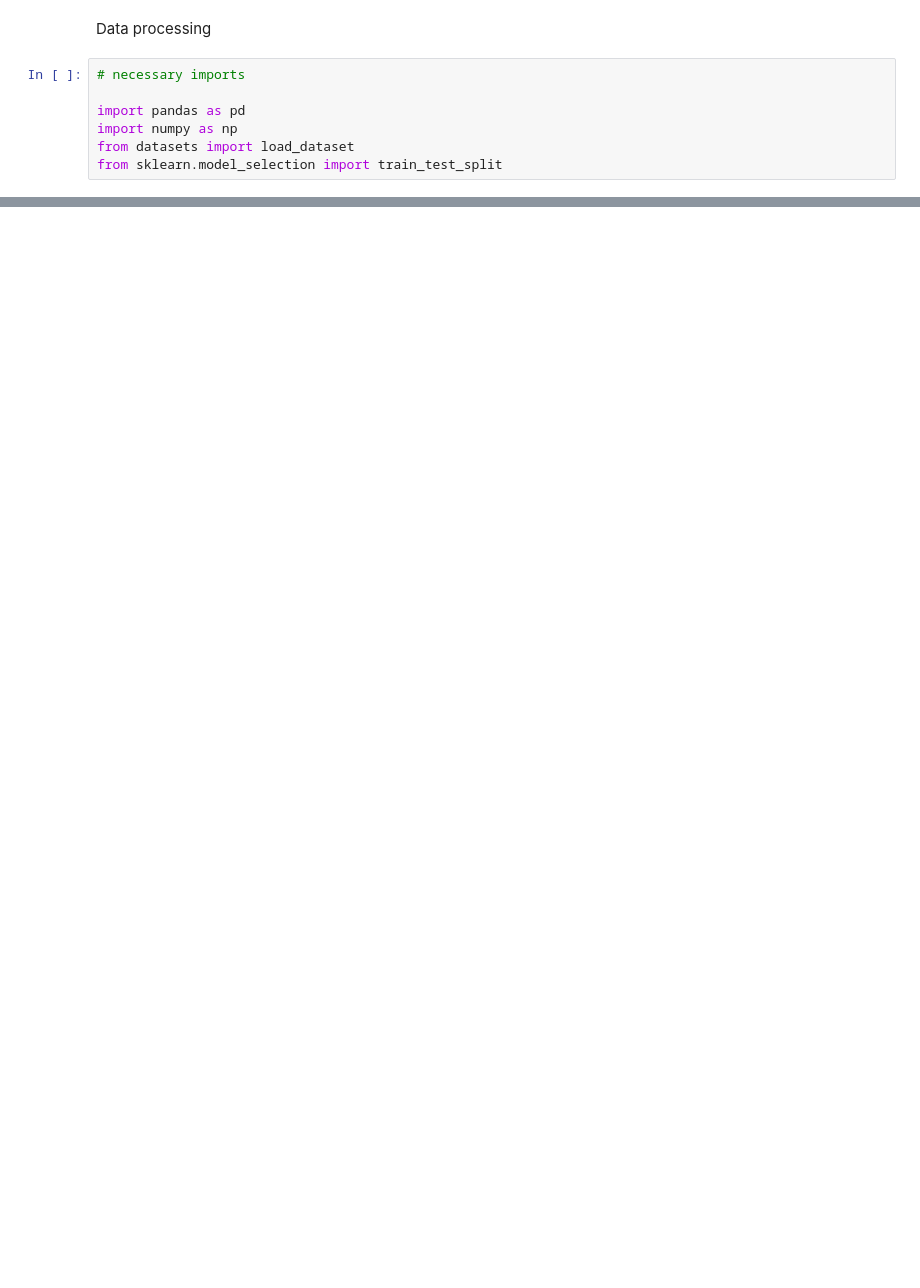
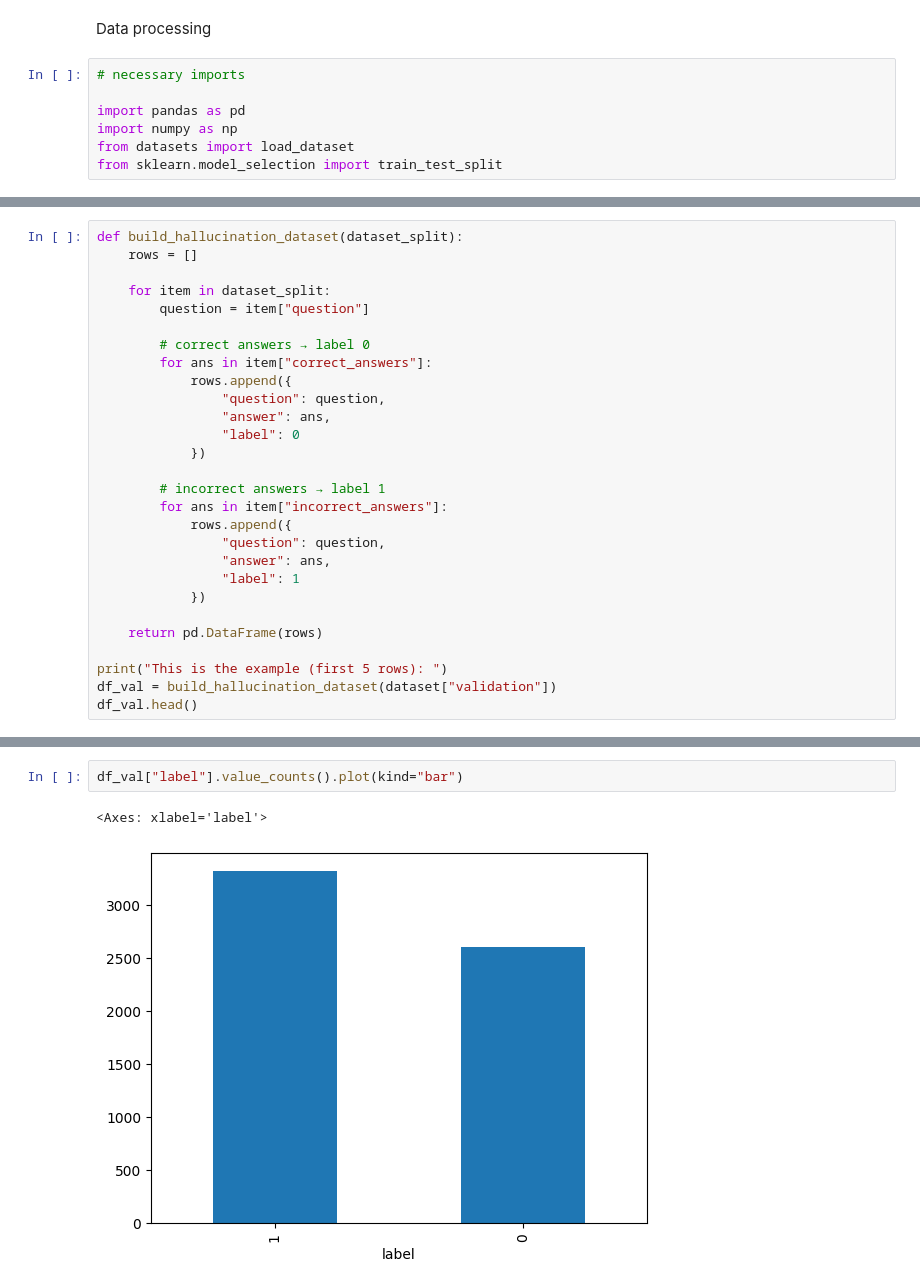
Before and after one commit to SwaritSamiran/hallucination-detector-nlp, a Jupyter notebook: notebook/data_processing.ipynb, the cells around one changed output, grey strips where cells are left out. Cells and saved outputs as stored; diff of their text form; blank space fills up the shorter version.

Commit message:
Data processing done

```diff
--- a/notebook/data_processing.ipynb
+++ b/notebook/data_processing.ipynb
@@ -22,0 +50,28 @@ DatasetDict({
+# %%
+def build_hallucination_dataset(dataset_split):
+    rows = []
+
+    for item in dataset_split:
+        question = item["question"]
+
+        # correct answers → label 0
+        for ans in item["correct_answers"]:
+            rows.append({
+                "question": question,
+                "answer": ans,
+                "label": 0
+            })
+
+        # incorrect answers → label 1
+        for ans in item["incorrect_answers"]:
+            rows.append({
+                "question": question,
+                "answer": ans,
+                "label": 1
+            })
+
+    return pd.DataFrame(rows)
+
+print("This is the example (first 5 rows): ")
+df_val = build_hallucination_dataset(dataset["validation"])
+df_val.head()
@@ -22,0 +94,5 @@ DatasetDict({
+# %%
+df_val["label"].value_counts().plot(kind="bar")
+# %% [output]
+<Axes: xlabel='label'>
+[figure, added]
```
Also changed, not shown: parts of 12 cells of this notebook.
